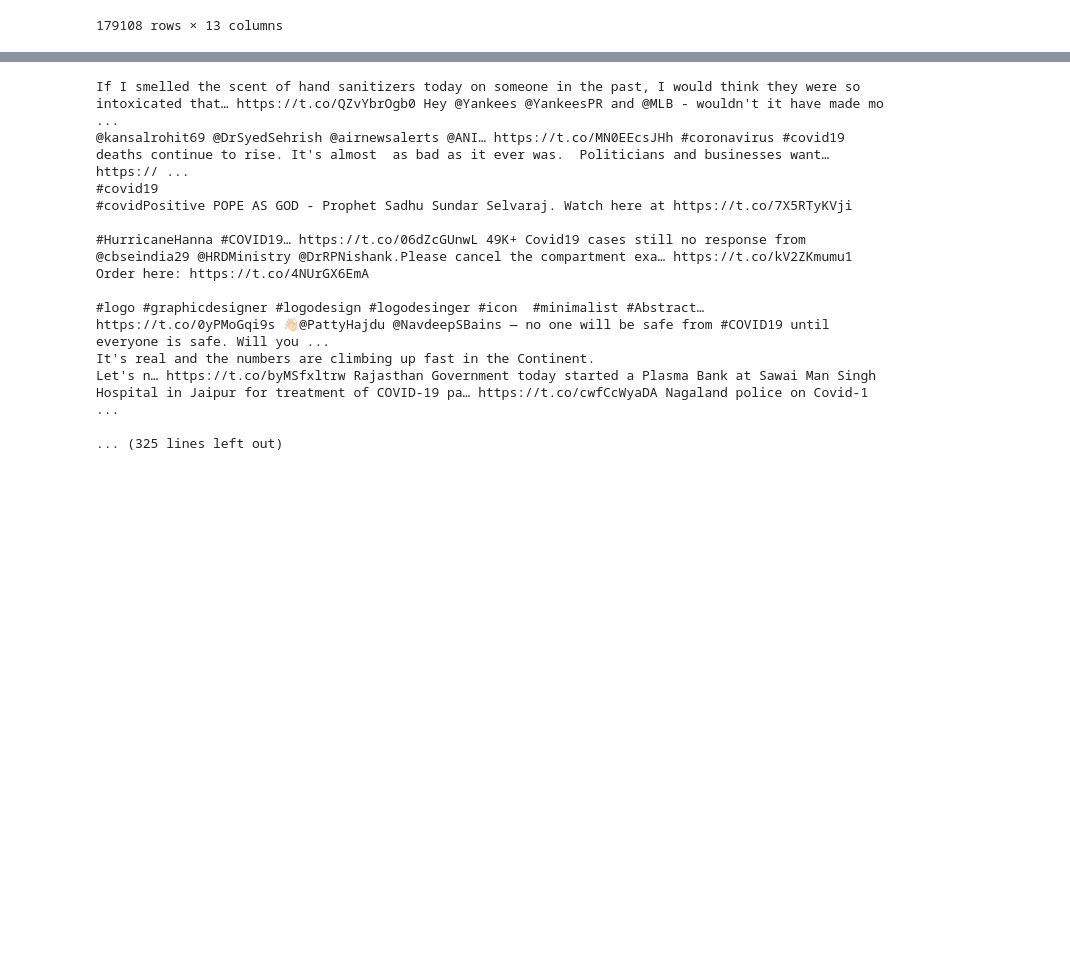
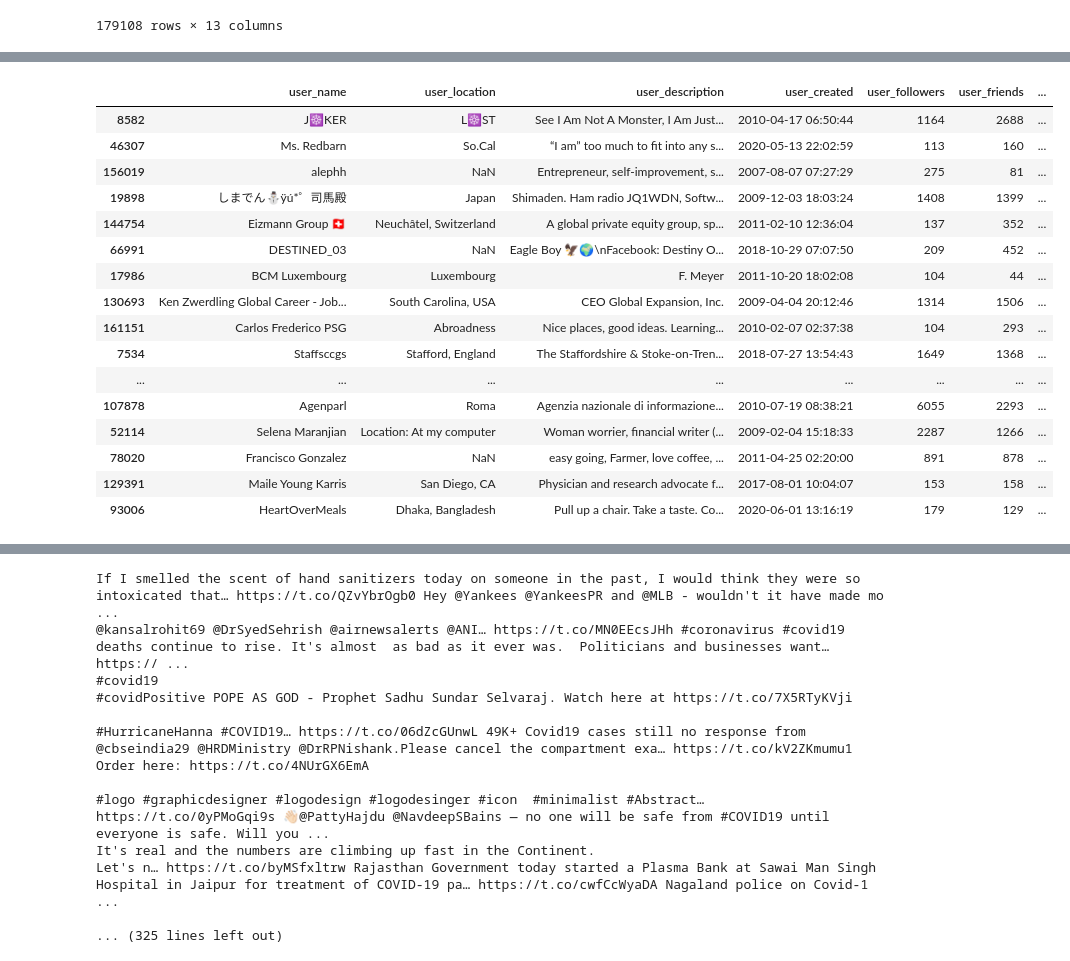
Before and after one commit to faro7ah/Excel-assignment, a Jupyter notebook: Vaccination.ipynb, the cells around one changed output, grey strips where cells are left out. Drawn from its saved outputs; the diff is of its cells as text; code cells hidden in the pictures; blank space fills up the shorter version.

```diff
--- a/Vaccination.ipynb
+++ b/Vaccination.ipynb
@@ -93,0 +106,12 @@ df
+# %%
+import re
+from urlextract import URLExtract
+
+for i in df.text:
+  extractor = URLExtract()
+  urls = extractor.find_urls(i)
+
+df['link'] = urls
+
+#df.insert(len(df.columns), 'link', [urls])
+#df.loc[:,'links'] = urls
@@ -93,0 +129,20 @@ df
+# %%
+df.sample(30)
+# %% [output]
+|  | user_name | user_location | user_description | user_created | user_followers | user_friends | ... |
+| 8582 | J☸KER | L☸️ST | See I Am Not A Monster, I Am Just... | 2010-04-17 06:50:44 | 1164 | 2688 | ... |
+| 46307 | Ms. Redbarn | So.Cal | “I am” too much to fit into any s... | 2020-05-13 22:02:59 | 113 | 160 | ... |
+| 156019 | alephh | NaN | Entrepreneur, self-improvement, s... | 2007-08-07 07:27:29 | 275 | 81 | ... |
+| 19898 | しまでん⛄ÿú*゜司馬殿 | Japan | Shimaden. Ham radio JQ1WDN, Softw... | 2009-12-03 18:03:24 | 1408 | 1399 | ... |
+| 144754 | Eizmann Group 🇨🇭 | Neuchâtel, Switzerland | A global private equity group, sp... | 2011-02-10 12:36:04 | 137 | 352 | ... |
+| 66991 | DESTINED_03 | NaN | Eagle Boy 🦅🌍\nFacebook: Destiny O... | 2018-10-29 07:07:50 | 209 | 452 | ... |
+| 17986 | BCM Luxembourg | Luxembourg | F. Meyer | 2011-10-20 18:02:08 | 104 | 44 | ... |
+| 130693 | Ken Zwerdling Global Career - Job... | South Carolina, USA | CEO Global Expansion, Inc. | 2009-04-04 20:12:46 | 1314 | 1506 | ... |
+| 161151 | Carlos Frederico PSG | Abroadness | Nice places, good ideas. Learning... | 2010-02-07 02:37:38 | 104 | 293 | ... |
+| 7534 | Staffsccgs | Stafford, England | The Staffordshire & Stoke-on-Tren... | 2018-07-27 13:54:43 | 1649 | 1368 | ... |
+| ... | ... | ... | ... | ... | ... | ... | ... |
+| 107878 | Agenparl | Roma | Agenzia nazionale di informazione... | 2010-07-19 08:38:21 | 6055 | 2293 | ... |
+| 52114 | Selena Maranjian | Location: At my computer | Woman worrier, financial writer (... | 2009-02-04 15:18:33 | 2287 | 1266 | ... |
+| 78020 | Francisco Gonzalez | NaN | easy going, Farmer, love coffee, ... | 2011-04-25 02:20:00 | 891 | 878 | ... |
+| 129391 | Maile Young Karris | San Diego, CA | Physician and research advocate f... | 2017-08-01 10:04:07 | 153 | 158 | ... |
+| 93006 | HeartOverMeals | Dhaka, Bangladesh | Pull up a chair. Take a taste. Co... | 2020-06-01 13:16:19 | 179 | 129 | ... |
```
Also changed, not shown: parts of 13 cells of this notebook.
